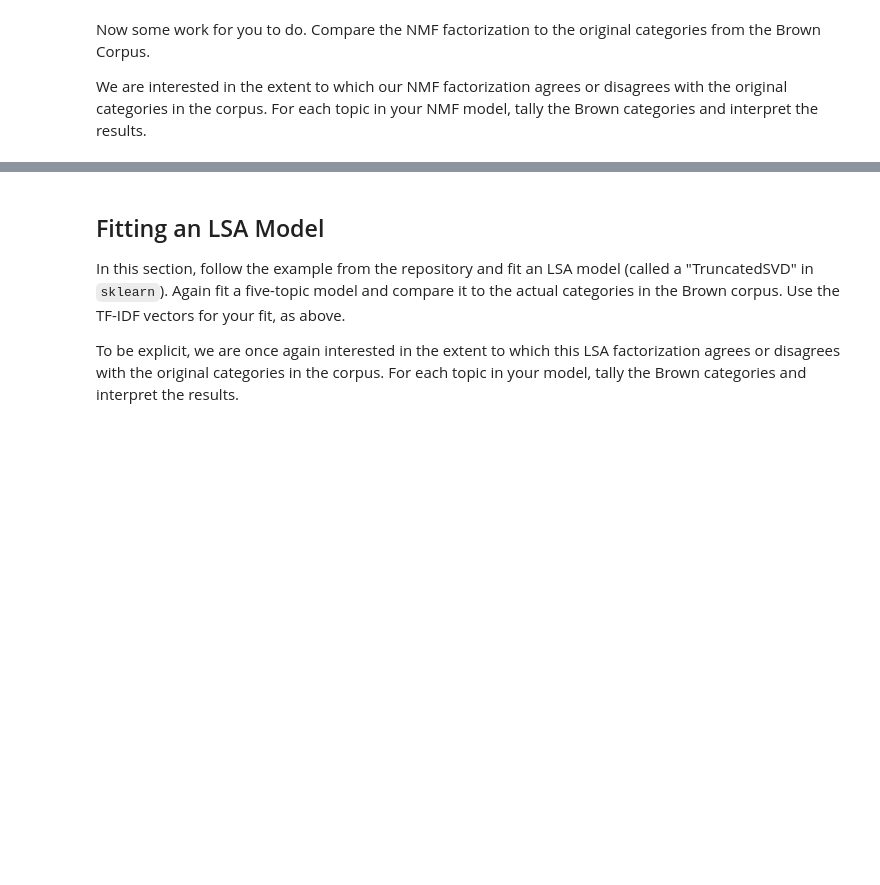
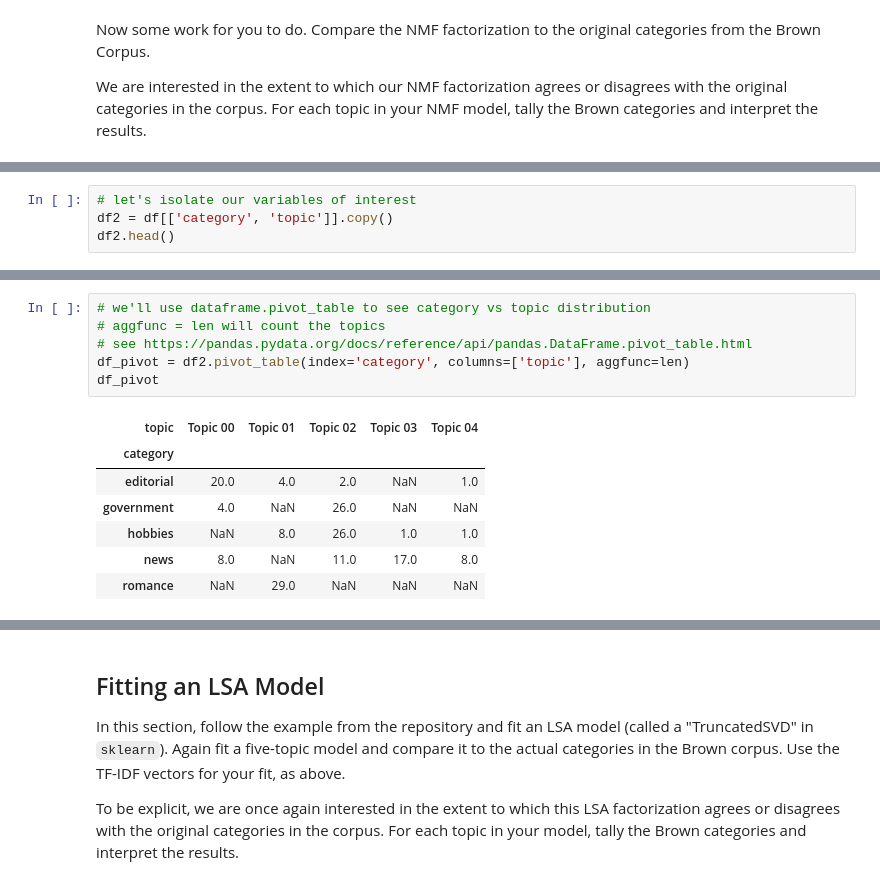
Before and after one commit to evchow/ADS509_Module_5, a Jupyter notebook: Topic Modeling.ipynb, the cells around one changed output, grey strips where cells are left out. Cells and saved outputs as stored; diff of their text form; blank space fills up the shorter version.

```diff
--- a/Topic Modeling.ipynb
+++ b/Topic Modeling.ipynb
@@ -167,0 +230,4 @@ We are interested in the extent to which our NMF factorization agrees or disagre
+# %%
+# let's isolate our variables of interest
+df2 = df[['category', 'topic']].copy()
+df2.head()
@@ -168,3 +241,17 @@ We are interested in the extent to which our NMF factorization agrees or disagre
+# %%
+# we'll use dataframe.pivot_table to see category vs topic distribution
+# aggfunc = len will count the topics
+# see https://pandas.pydata.org/docs/reference/api/pandas.DataFrame.pivot_table.html
+df_pivot = df2.pivot_table(index='category', columns=['topic'], aggfunc=len)
+df_pivot
+# %% [output]
+| topic | Topic 00 | Topic 01 | Topic 02 | Topic 03 | Topic 04 |
+| category |  |  |  |  |  |
+| editorial | 20.0 | 4.0 | 2.0 | NaN | 1.0 |
+| government | 4.0 | NaN | 26.0 | NaN | NaN |
+| hobbies | NaN | 8.0 | 26.0 | 1.0 | 1.0 |
+| news | 8.0 | NaN | 11.0 | 17.0 | 8.0 |
+| romance | NaN | 29.0 | NaN | NaN | NaN |
 # %% [markdown]
 Q: How does your five-topic NMF model compare to the original Brown categories?
 
```
Also changed, not shown: parts of 24 cells of this notebook.
